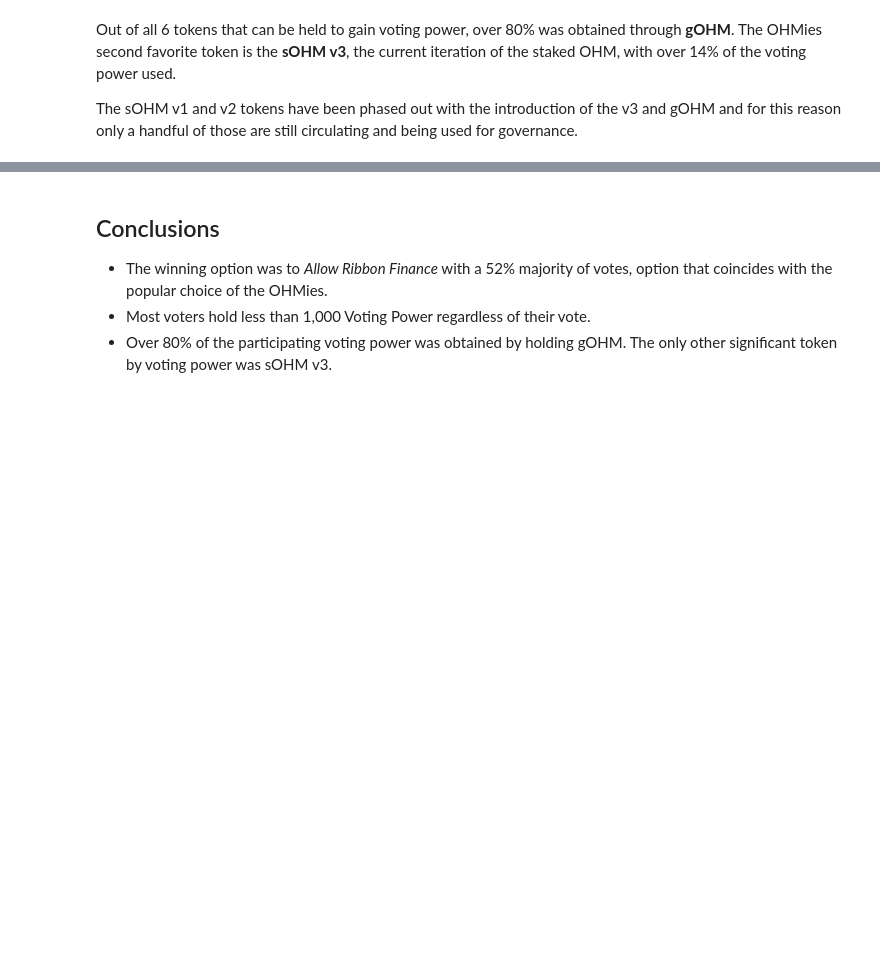
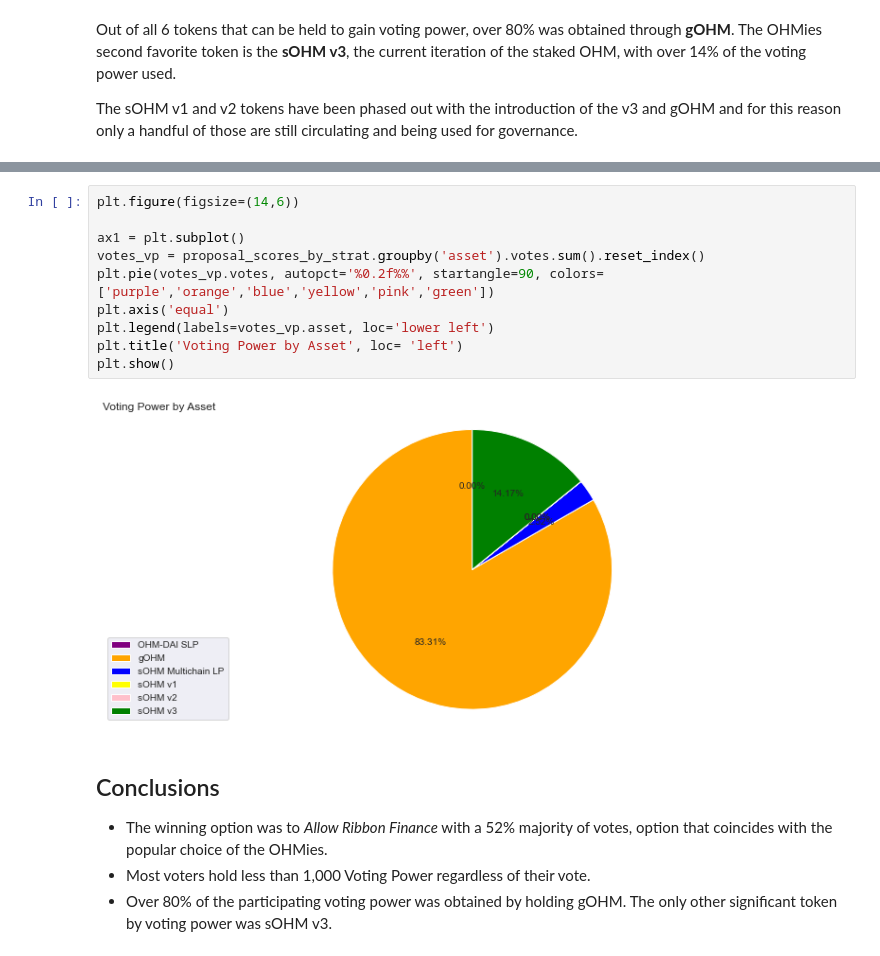
Before and after one commit to MeiLiing/flipside_bounties, a Jupyter notebook: olympus_bounties/ohmies_voting.ipynb, the cells around one changed output, grey strips where cells are left out. Saved outputs shown, nothing was run; the diff lists cells and outputs as text; blank space fills up the shorter version.

```diff
--- a/olympus_bounties/ohmies_voting.ipynb
+++ b/olympus_bounties/ohmies_voting.ipynb
@@ -214,3 +198,15 @@ fig.show()
+# %%
+plt.figure(figsize=(14,6))
+
+ax1 = plt.subplot()
+votes_vp = proposal_scores_by_strat.groupby('asset').votes.sum().reset_index()
+plt.pie(votes_vp.votes, autopct='%0.2f%%', startangle=90, colors=['purple','orange','blue','yellow','pink','green'])
+plt.axis('equal')
+plt.legend(labels=votes_vp.asset, loc='lower left')
+plt.title('Voting Power by Asset', loc= 'left')
+plt.show()
+# %% [output]
+[figure, added]
 # %% [markdown]
 ## Conclusions
 - The winning option was to *Allow Ribbon Finance* with a 52% majority of votes, option that coincides with the popular choice of the OHMies.
```
Also changed, not shown: parts of 10 cells of this notebook, 2 other files.
